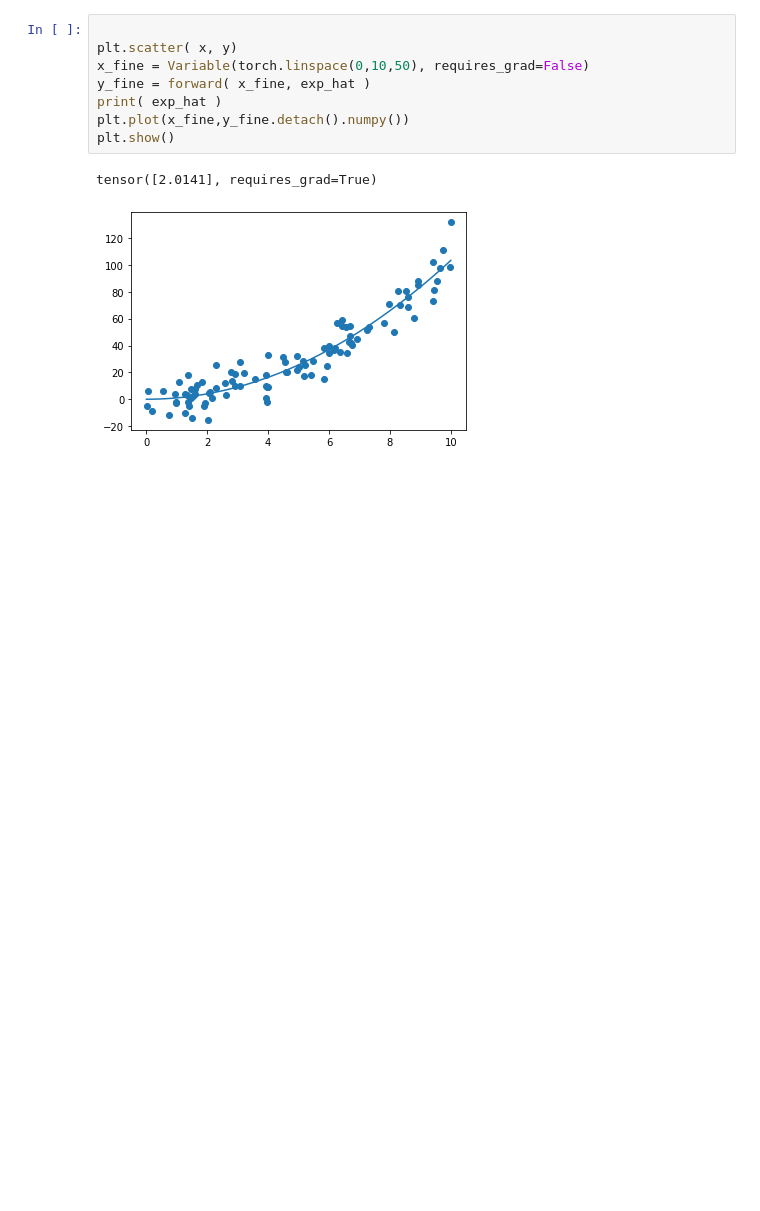
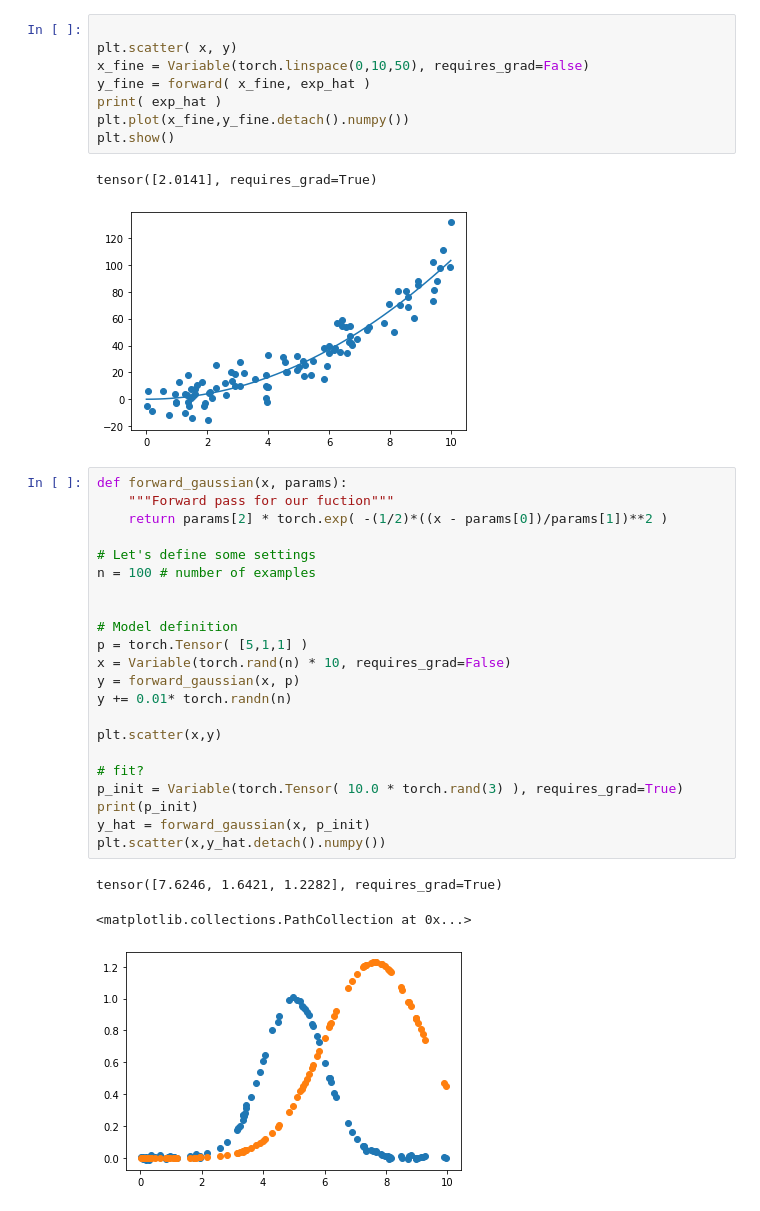
Before and after one commit to rhiju/rna_lores2, a Jupyter notebook: 0_Simple_1D_fit.ipynb, the cells around one changed output. Drawn from its saved outputs; the diff is of its cells as text; blank space fills up the shorter version.

```diff
--- a/0_Simple_1D_fit.ipynb
+++ b/0_Simple_1D_fit.ipynb
@@ -94,3 +98,29 @@ plt.show()
 # %% [output]
 tensor([2.0141], requires_grad=True)
 [figure]
+# %%
+def forward_gaussian(x, params):
+    """Forward pass for our fuction"""
+    return params[2] * torch.exp( -(1/2)*((x - params[0])/params[1])**2 )
+
+# Let's define some settings
+n = 100 # number of examples
+
+
+# Model definition
+p = torch.Tensor( [5,1,1] )
+x = Variable(torch.rand(n) * 10, requires_grad=False)
+y = forward_gaussian(x, p)
+y += 0.01* torch.randn(n)
+
+plt.scatter(x,y)
+
+# fit?
+p_init = Variable(torch.Tensor( 10.0 * torch.rand(3) ), requires_grad=True)
+print(p_init)
+y_hat = forward_gaussian(x, p_init)
+plt.scatter(x,y_hat.detach().numpy())
+# %% [output]
+tensor([7.6246, 1.6421, 1.2282], requires_grad=True)
+<matplotlib.collections.PathCollection at 0x...>
+[figure, added]
```
Also changed, not shown: parts of 6 cells of this notebook.
